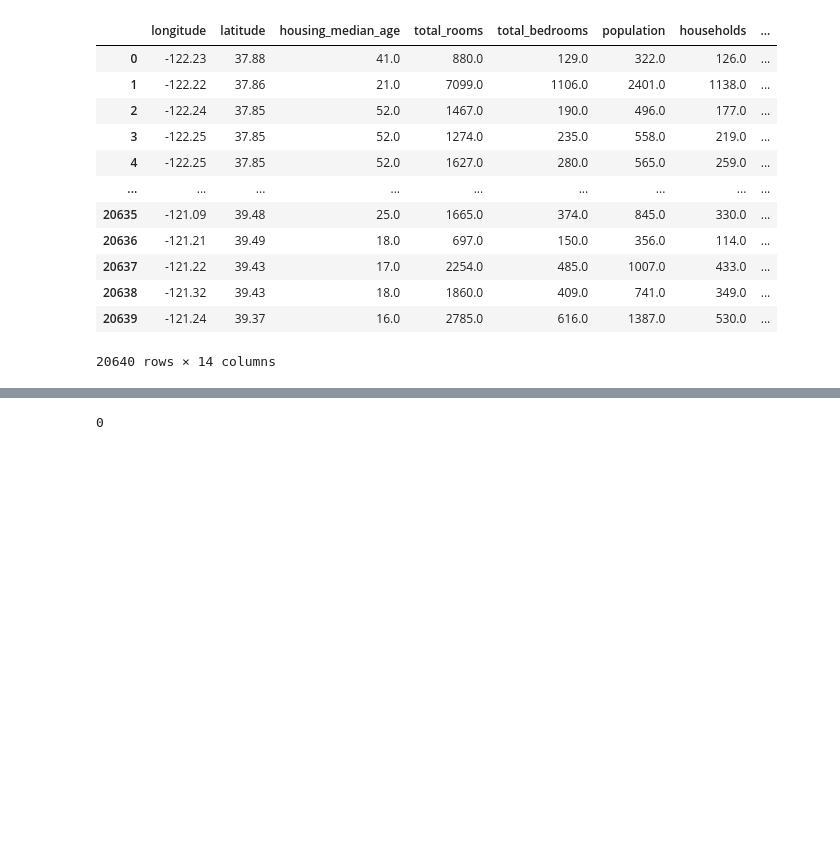
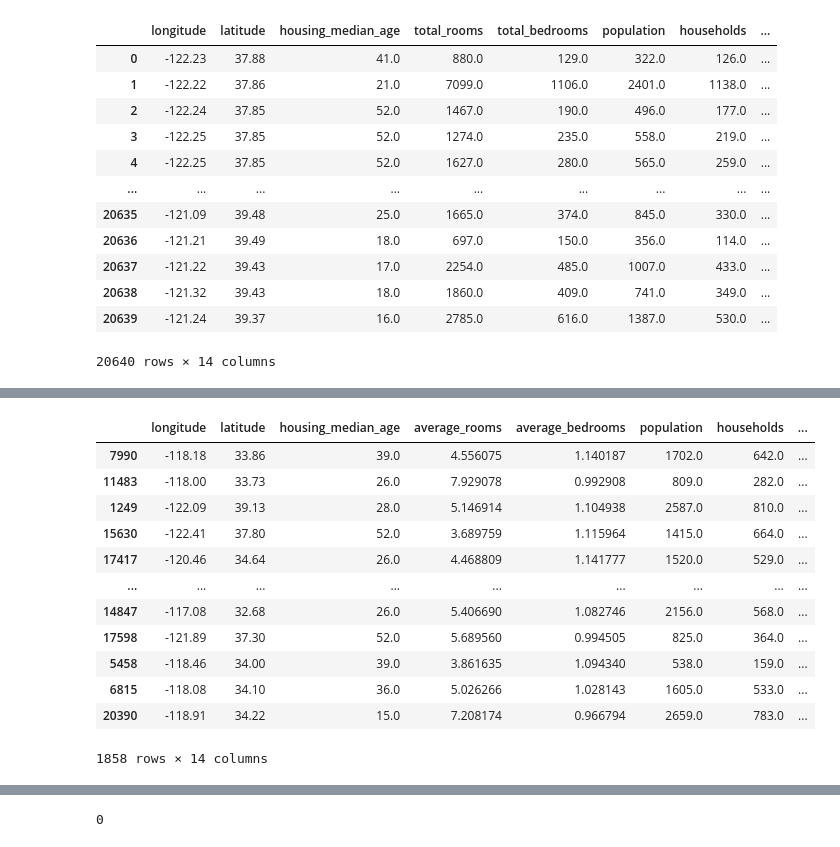
Before and after one commit to ileods/Labs, a Jupyter notebook: Лаба2/Часть 1.ipynb, the cells around one changed output, grey strips where cells are left out. Drawn from its saved outputs; the diff is of its cells as text; code cells hidden in the pictures; blank space fills up the shorter version.

```diff
--- a/Лаба2/Часть 1.ipynb
+++ b/Лаба2/Часть 1.ipynb
@@ -111,3 +125,23 @@ housing_train
+# %%
+housing_val.insert(3,'average_rooms',housing_val.loc[:,'total_rooms']/housing_val.loc[:,'households'])
+housing_val.insert(4,'average_bedrooms',housing_val.loc[:,'total_bedrooms']/housing_val.loc[:,'households'])
+housing_val = housing_val.drop(['total_rooms','total_bedrooms'], axis=1)
+# %%
+housing_val
+# %% [output]
+|  | longitude | latitude | housing_median_age | average_rooms | average_bedrooms | population | households | ... |
+| 7990 | -118.18 | 33.86 | 39.0 | 4.556075 | 1.140187 | 1702.0 | 642.0 | ... |
+| 11483 | -118.00 | 33.73 | 26.0 | 7.929078 | 0.992908 | 809.0 | 282.0 | ... |
+| 1249 | -122.09 | 39.13 | 28.0 | 5.146914 | 1.104938 | 2587.0 | 810.0 | ... |
+| 15630 | -122.41 | 37.80 | 52.0 | 3.689759 | 1.115964 | 1415.0 | 664.0 | ... |
+| 17417 | -120.46 | 34.64 | 26.0 | 4.468809 | 1.141777 | 1520.0 | 529.0 | ... |
+| ... | ... | ... | ... | ... | ... | ... | ... | ... |
+| 14847 | -117.08 | 32.68 | 26.0 | 5.406690 | 1.082746 | 2156.0 | 568.0 | ... |
+| 17598 | -121.89 | 37.30 | 52.0 | 5.689560 | 0.994505 | 825.0 | 364.0 | ... |
+| 5458 | -118.46 | 34.00 | 39.0 | 3.861635 | 1.094340 | 538.0 | 159.0 | ... |
+| 6815 | -118.08 | 34.10 | 36.0 | 5.026266 | 1.028143 | 1605.0 | 533.0 | ... |
+| 20390 | -118.91 | 34.22 | 15.0 | 7.208174 | 0.966794 | 2659.0 | 783.0 | ... |
+1858 rows × 14 columns
 # %%
 sum(housing_train['average_bedrooms'].isnull())
 # %% [output]
```
Also changed, not shown: parts of 32 cells of this notebook.
